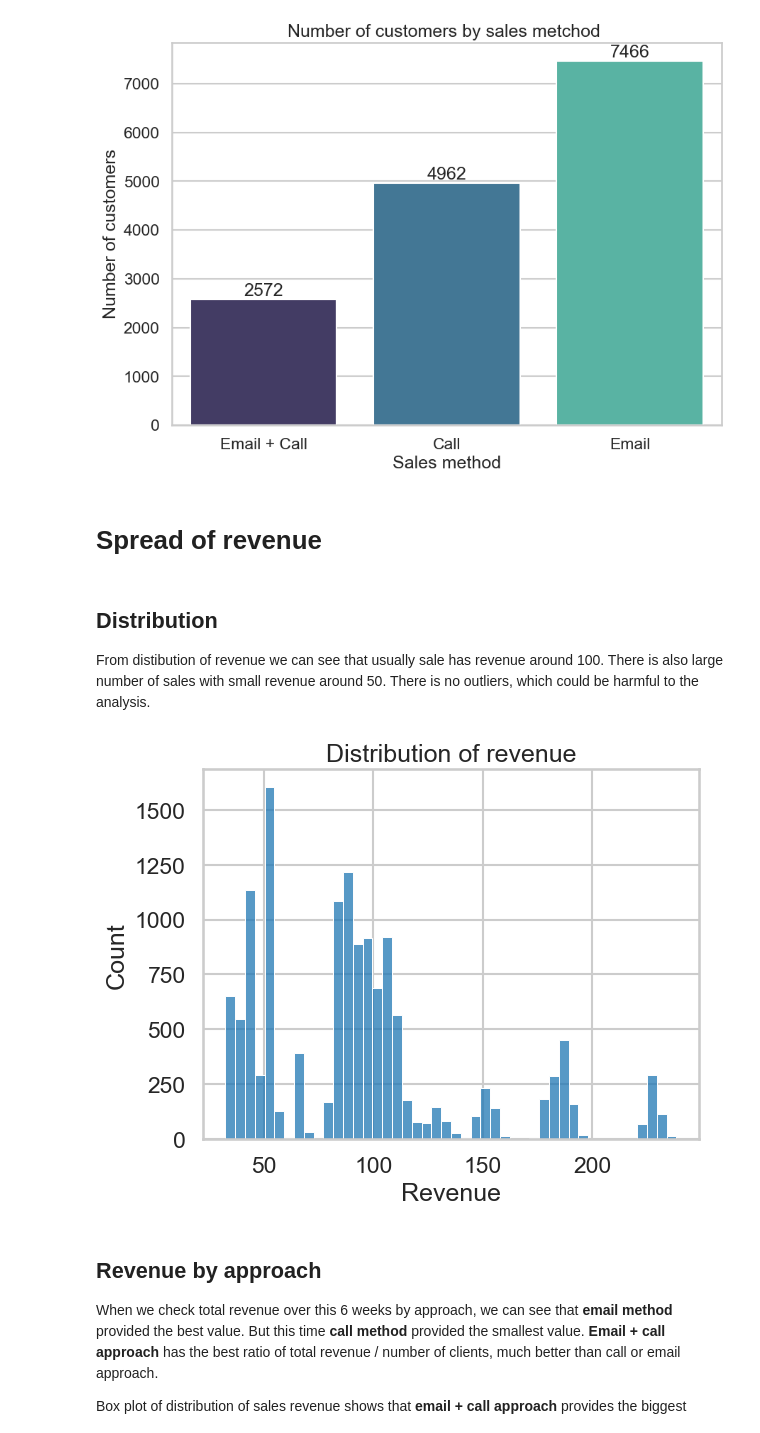
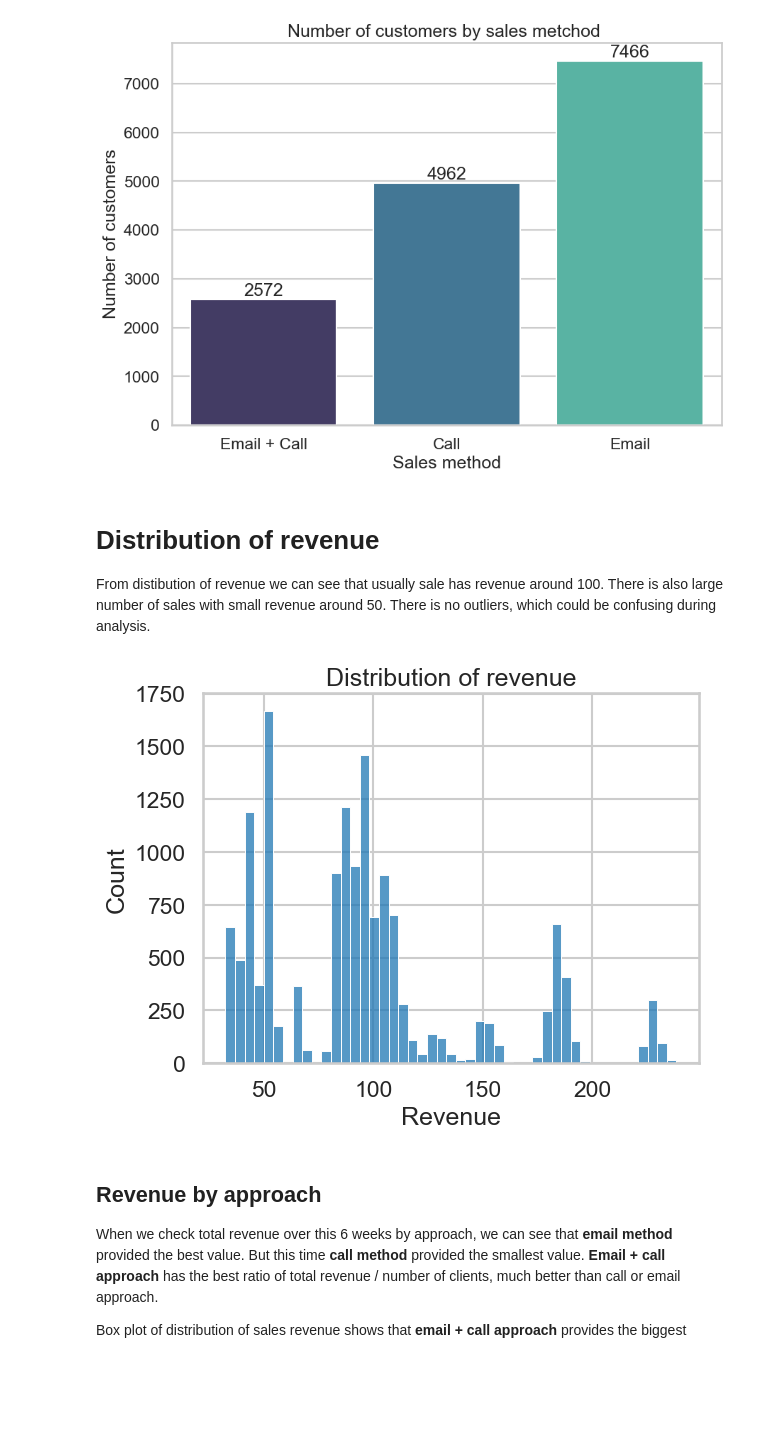
Before and after one commit to LukaszCzeb/My_Projects, a Jupyter notebook: ProductSales_DataCamp_task.ipynb, the cells around one changed output. Cells and saved outputs as stored; diff of their text form; code cells hidden in the pictures; blank space fills up the shorter version.

```diff
--- a/ProductSales_DataCamp_task.ipynb
+++ b/ProductSales_DataCamp_task.ipynb
@@ -10,7 +10,7 @@ import seaborn as sns
 import matplotlib.pyplot as plt
 # %%
 #Importing data set
-df = pd.read_csv('product_sales.csv')
+df = pd.read_csv('C:\projects\DataCamp_task\product_sales.csv')
 df.head()
 # %% [output]
 |  | week | sales_method | customer_id | nb_sold | revenue | years_as_customer | nb_site_visits | state |
@@ -64,3 +64,13 @@ print(df.sales_method.unique())
 # %% [output]
 ['Email' 'Email + Call' 'Call' 'em + call' 'email']
 ['Email' 'Email + Call' 'Call']
+# %%
+#To fix null values in revenue column I will fill them with average value corresponding to each sale method.
+#For example null value from call method was filled with average revenue of this method
+email_rev = df[df['sales_method'] == 'Email'].revenue.mean()
+emcal_rev = df[df['sales_method'] == 'Email + Call'].revenue.mean()
+call_rev = df[df['sales_method'] == 'Call'].revenue.mean()
+
+print(f'Mean email revenue = {email_rev}')
+print(f'Mean email + call revenue = {emcal_rev}')
+print(f'Mean call revenue = {call_rev}')
@@ -66,0 +81,8 @@ print(df.sales_method.unique())
+# %%
+#Filling null values with corresponding average values
+df[df['sales_method'] == 'Email'] = df[df['sales_method'] == 'Email'].fillna(email_rev)
+df[df['sales_method'] == 'Email + Call'] = df[df['sales_method'] == 'Email + Call'].fillna(emcal_rev)
+df[df['sales_method'] == 'Call'] = df[df['sales_method'] == 'Call'].fillna(call_rev)
+
+#After clearing there is no null values in dataset
+df.info()
@@ -146,8 +184,6 @@ plt.title('Number of customers by sales metchod ')
 plt.show()
 # %% [output]
 [figure]
-# %% [markdown]
-# Spread of revenue
 # %% [markdown]
-## Distribution
-From distibution of revenue we can see that usually sale has revenue around 100. There is also large number of sales with small revenue around 50. There is no outliers, which could be harmful to the analysis.
+# Distribution of revenue
+From distibution of revenue we can see that usually sale has revenue around 100. There is also large number of sales with small revenue around 50. There is no outliers, which could be confusing during analysis.
@@ -157,12 +190,12 @@ Rev = df.dropna()
 # %%
 #Plotting chart
-ax = sns.histplot( data = Rev, x = 'revenue')
+ax = sns.histplot( data = df, x = 'revenue')
 
 ax.set_xlabel('Revenue')
 plt.title('Distribution of revenue')
 plt.show()
 # %% [output]
-[figure, old version]
+[figure, new version]
 # %% [markdown]
 ## Revenue by approach
 When we check total revenue over this 6 weeks by approach, we can see that **email method** provided the best value. But this time **call method** provided the smallest value. **Email + call approach** has the best ratio of total revenue / number of clients, much better than call or email approach.
```
Also changed, not shown: parts of 9 cells of this notebook.
